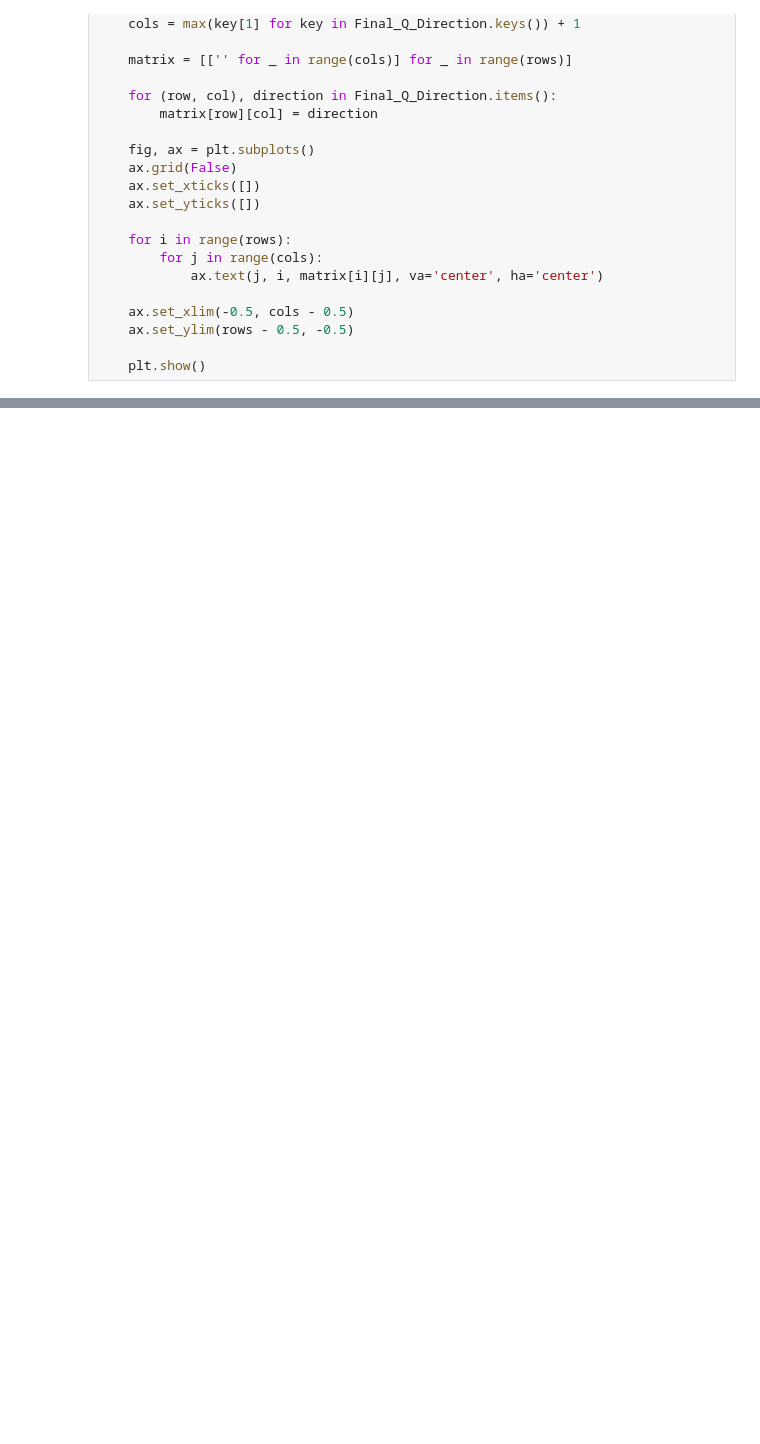
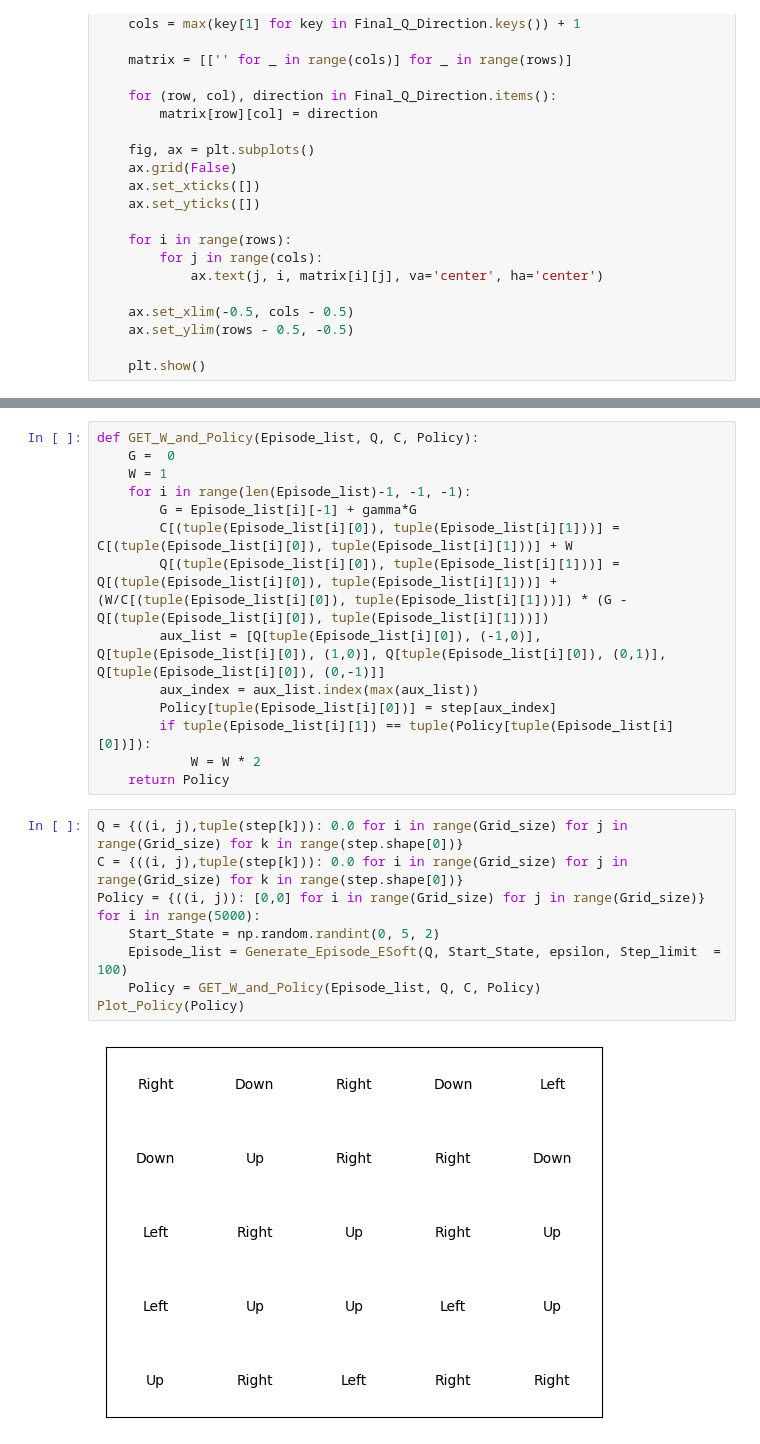
Before and after one commit to Mausoleoo/Learning-Policies-Reinforcement-Learning, a Jupyter notebook: Learning_Policies.ipynb, the cells around one changed output, grey strips where cells are left out. Cells and saved outputs as stored; diff of their text form; blank space fills up the shorter version.

```diff
--- a/Learning_Policies.ipynb
+++ b/Learning_Policies.ipynb
@@ -494,0 +479,25 @@ Plot_Matrix(Q, Policy)
+# %%
+def GET_W_and_Policy(Episode_list, Q, C, Policy):
+    G =  0
+    W = 1
+    for i in range(len(Episode_list)-1, -1, -1):
+        G = Episode_list[i][-1] + gamma*G
+        C[(tuple(Episode_list[i][0]), tuple(Episode_list[i][1]))] = C[(tuple(Episode_list[i][0]), tuple(Episode_list[i][1]))] + W
+        Q[(tuple(Episode_list[i][0]), tuple(Episode_list[i][1]))] = Q[(tuple(Episode_list[i][0]), tuple(Episode_list[i][1]))] + (W/C[(tuple(Episode_list[i][0]), tuple(Episode_list[i][1]))]) * (G - Q[(tuple(Episode_list[i][0]), tuple(Episode_list[i][1]))])
+        aux_list = [Q[tuple(Episode_list[i][0]), (-1,0)], Q[tuple(Episode_list[i][0]), (1,0)], Q[tuple(Episode_list[i][0]), (0,1)], Q[tuple(Episode_list[i][0]), (0,-1)]]
+        aux_index = aux_list.index(max(aux_list))
+        Policy[tuple(Episode_list[i][0])] = step[aux_index]
+        if tuple(Episode_list[i][1]) == tuple(Policy[tuple(Episode_list[i][0])]):
+            W = W * 2
+    return Policy
+# %%
+Q = {((i, j),tuple(step[k])): 0.0 for i in range(Grid_size) for j in range(Grid_size) for k in range(step.shape[0])}
+C = {((i, j),tuple(step[k])): 0.0 for i in range(Grid_size) for j in range(Grid_size) for k in range(step.shape[0])}
+Policy = {((i, j)): [0,0] for i in range(Grid_size) for j in range(Grid_size)}
+for i in range(5000):
+    Start_State = np.random.randint(0, 5, 2)
+    Episode_list = Generate_Episode_ESoft(Q, Start_State, epsilon, Step_limit  = 100)
+    Policy = GET_W_and_Policy(Episode_list, Q, C, Policy)
+Plot_Policy(Policy)
+# %% [output]
+[figure, added]
```
Also changed, not shown: parts of 18 cells of this notebook.
